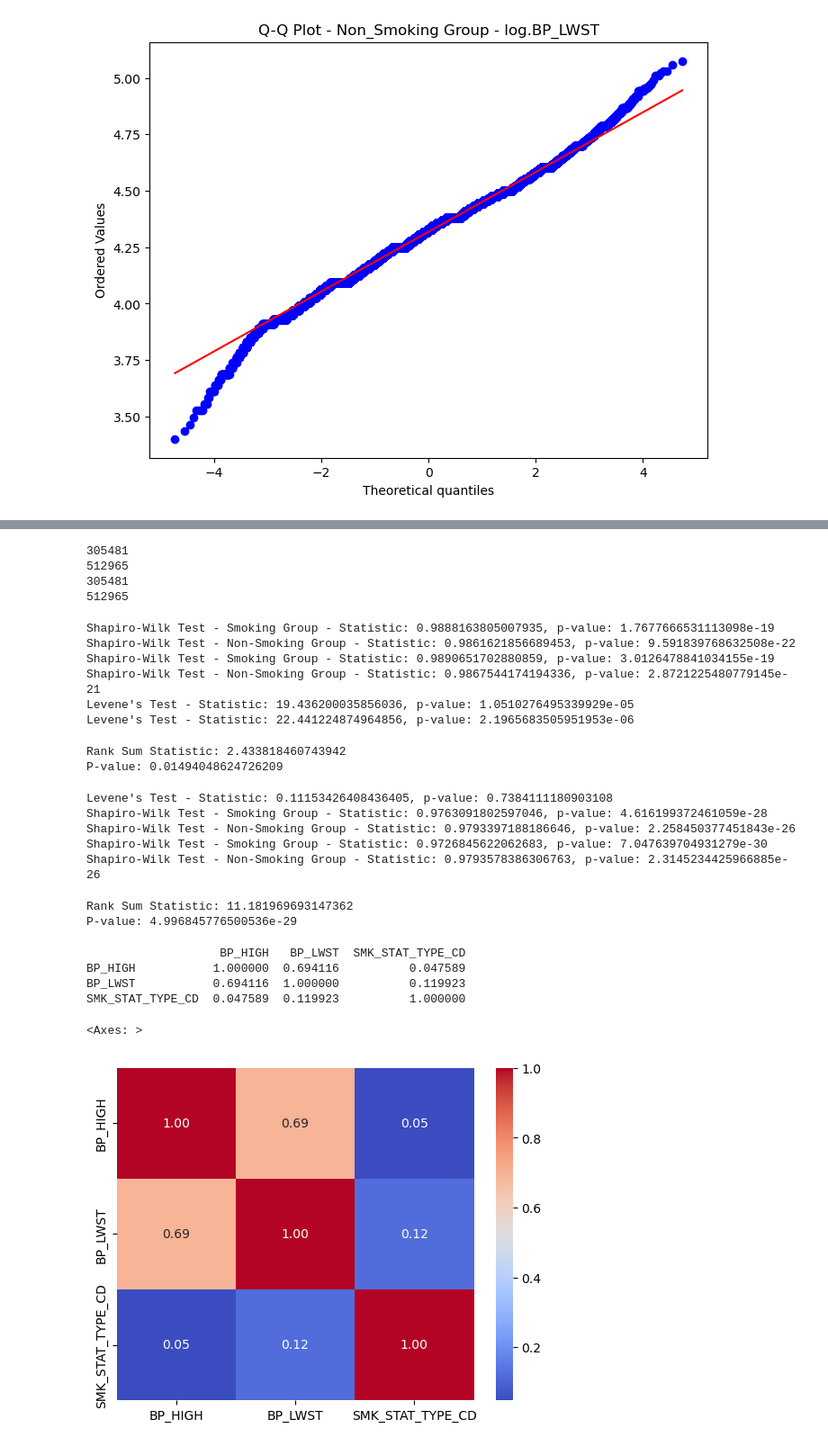
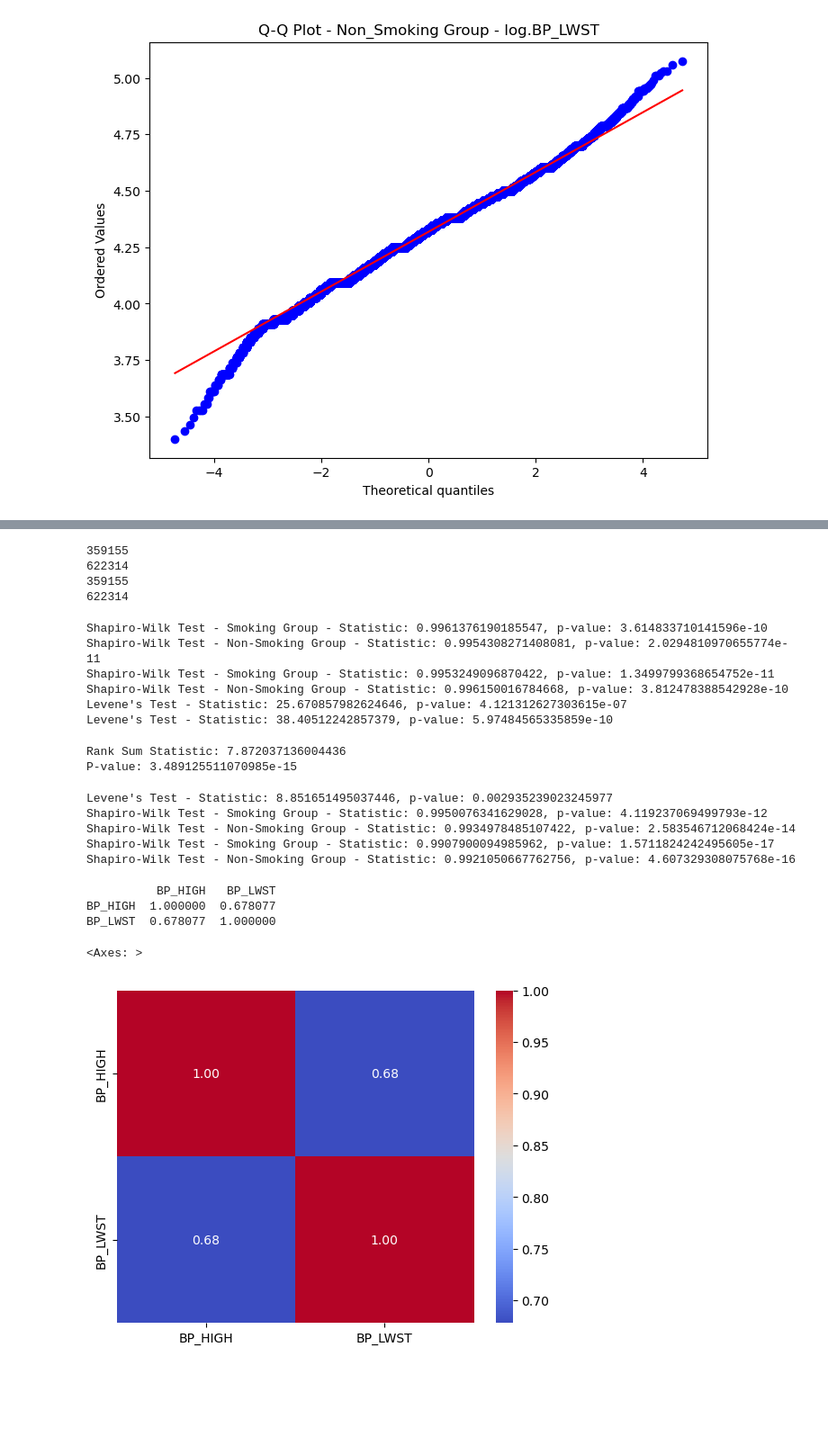
Before and after one commit to 2023-2-SDA-team/final_team_project, a Jupyter notebook: tension.ipynb, the cells around one changed output, grey strips where cells are left out. Shown at 90% size. Saved outputs shown, nothing was run; the diff lists cells and outputs as text; code cells hidden in the pictures; blank space fills up the shorter version.

```diff
--- a/tension.ipynb
+++ b/tension.ipynb
@@ -244,14 +261,18 @@ plt.show()
 [figure]
 [figure]
 [figure]
-# %%
-def remove_outliers(df, column, quantile_low=0.05, quantile_high=0.95):
-    low_limit = df[column].quantile(quantile_low)
-    high_limit = df[column].quantile(quantile_high)
-    df_filtered = df[(df[column] >= low_limit) & (df[column] <= high_limit)]
-    return df_filtered
-t_df = remove_outliers(t_df, 'BP_HIGH')
-t_df = remove_outliers(t_df, 'BP_LWST')
+# %%
+def remove_outliers_zscore(df, column, z_threshold=3):
+    # Z-score 계산
+    z_scores = (df[column] - df[column].mean()) / df[column].std()
+
+    # Z-score가 주어진 임계값을 넘지 않는 데이터만 선택
+    df_filtered = df[abs(z_scores) <= z_threshold]
+
+    return df_filtered
+
+t_df = remove_outliers_zscore(t_df, 'BP_HIGH')
+t_df = remove_outliers_zscore(t_df, 'BP_LWST')
 # %%
 sns.boxplot(t_df,x="SMK_STAT_TYPE_CD",y="BP_HIGH",hue="SMK_STAT_TYPE_CD")
 # %% [output]
@@ -268,10 +289,10 @@ print(t_df[t_df['SMK_STAT_TYPE_CD'] == 1]['BP_HIGH'].count())
 print(t_df[t_df['SMK_STAT_TYPE_CD'] == 2]['BP_LWST'].count())
 print(t_df[t_df['SMK_STAT_TYPE_CD'] == 1]['BP_LWST'].count())
 # %% [output]
-305481
-512965
-305481
-512965
+359155
+622314
+359155
+622314
 # %%
 from scipy.stats import ttest_ind, shapiro, levene
 
@@ -300,12 +321,12 @@ print(f"Levene's Test - Statistic: {levene_statistic}, p-value: {levene_p_value}
 log_levene_statistic, log_levene_p_value = levene(np.log(smoking_group),np.log(non_smoking_group))
 print(f"Levene's Test - Statistic: {log_levene_statistic}, p-value: {log_levene_p_value}")
 # %% [output]
-Shapiro-Wilk Test - Smoking Group - Statistic: 0.9888163805007935, p-value: 1.7677666531113098e-19
-Shapiro-Wilk Test - Non-Smoking Group - Statistic: 0.9861621856689453, p-value: 9.591839768632508e-22
-Shapiro-Wilk Test - Smoking Group - Statistic: 0.9890651702880859, p-value: 3.0126478841034155e-19
-Shapiro-Wilk Test - Non-Smoking Group - Statistic: 0.9867544174194336, p-value: 2.8721225480779145e-21
-Levene's Test - Statistic: 19.436200035856036, p-value: 1.0510276495339929e-05
-Levene's Test - Statistic: 22.441224874964856, p-value: 2.1965683505951953e-06
+Shapiro-Wilk Test - Smoking Group - Statistic: 0.9961376190185547, p-value: 3.614833710141596e-10
+Shapiro-Wilk Test - Non-Smoking Group - Statistic: 0.9954308271408081, p-value: 2.0294810970655774e-11
+Shapiro-Wilk Test - Smoking Group - Statistic: 0.9953249096870422, p-value: 1.3499799368654752e-11
+Shapiro-Wilk Test - Non-Smoking Group - Statistic: 0.996150016784668, p-value: 3.812478388542928e-10
+Levene's Test - Statistic: 25.670857982624646, p-value: 4.121312627303615e-07
+Levene's Test - Statistic: 38.40512242857379, p-value: 5.97484565335859e-10
 # %%
 from scipy.stats import ranksums
 
@@ -316,8 +337,8 @@ statistic, p_value = ranksums(smoking_group, non_smoking_group)
 print(f"Rank Sum Statistic: {statistic}")
 print(f"P-value: {p_value}")
 # %% [output]
-Rank Sum Statistic: 2.433818460743942
-P-value: 0.01494048624726209
+Rank Sum Statistic: 7.872037136004436
+P-value: 3.489125511070985e-15
 # %%
 smoking_group = t_df[t_df['SMK_STAT_TYPE_CD'] == 2]['BP_LWST'].dropna().sample(n=5000,random_state=42)
 non_smoking_group = t_df[t_df['SMK_STAT_TYPE_CD'] == 1]['BP_LWST'].dropna().sample(n=5000, random_state=42)
@@ -340,39 +361,26 @@ log_shapiro_statistic_non_smoking, log_shapiro_p_value_non_smoking = shapiro(np.
 print(f"Shapiro-Wilk Test - Smoking Group - Statistic: {log_shapiro_statistic_smoking}, p-value: {log_shapiro_p_value_smoking}")
 print(f"Shapiro-Wilk Test - Non-Smoking Group - Statistic: {log_shapiro_statistic_non_smoking}, p-value: {log_shapiro_p_value_non_smoking}")
 # %% [output]
-Levene's Test - Statistic: 0.11153426408436405, p-value: 0.7384111180903108
-Shapiro-Wilk Test - Smoking Group - Statistic: 0.9763091802597046, p-value: 4.616199372461059e-28
-Shapiro-Wilk Test - Non-Smoking Group - Statistic: 0.9793397188186646, p-value: 2.258450377451843e-26
-Shapiro-Wilk Test - Smoking Group - Statistic: 0.9726845622062683, p-value: 7.047639704931279e-30
-Shapiro-Wilk Test - Non-Smoking Group - Statistic: 0.9793578386306763, p-value: 2.3145234425966885e-26
+Levene's Test - Statistic: 8.851651495037446, p-value: 0.002935239023245977
+Shapiro-Wilk Test - Smoking Group - Statistic: 0.9950076341629028, p-value: 4.119237069499793e-12
+Shapiro-Wilk Test - Non-Smoking Group - Statistic: 0.9934978485107422, p-value: 2.583546712068424e-14
+Shapiro-Wilk Test - Smoking Group - Statistic: 0.9907900094985962, p-value: 1.5711824242495605e-17
+Shapiro-Wilk Test - Non-Smoking Group - Statistic: 0.9921050667762756, p-value: 4.607329308075768e-16
-# %%
-from scipy.stats import ranksums
-
-# 랭크-섬(Rank Sum) 검정 수행
-statistic, p_value = ranksums(smoking_group, non_smoking_group)
-
-# 결과 출력
-print(f"Rank Sum Statistic: {statistic}")
-print(f"P-value: {p_value}")
-# %% [output]
-Rank Sum Statistic: 11.181969693147362
-P-value: 4.996845776500536e-29
 # %%
 import pandas as pd
 
 # 흡연 여부에 대한 상관관계 계산
-correlation = t_df[['BP_HIGH', 'BP_LWST', 'SMK_STAT_TYPE_CD']].corr()
+correlation = t_df[['BP_HIGH', 'BP_LWST']].corr()
 
 # 결과 출력
 print(correlation)
 sns.heatmap(correlation, annot=True, cmap='coolwarm', fmt='.2f')
 # %% [output]
-                   BP_HIGH   BP_LWST  SMK_STAT_TYPE_CD
-BP_HIGH           1.000000  0.694116          0.047589
-BP_LWST           0.694116  1.000000          0.119923
-SMK_STAT_TYPE_CD  0.047589  0.119923          1.000000
+          BP_HIGH   BP_LWST
+BP_HIGH  1.000000  0.678077
+BP_LWST  0.678077  1.000000
 <Axes: >
-[figure, old version]
+[figure, new version]
 # %%
 print(t_df[t_df['SMK_STAT_TYPE_CD'] == 2]['BP_HIGH'].count())
 print(t_df[t_df['SMK_STAT_TYPE_CD'] == 1]['BP_HIGH'].count())
```
Also changed, not shown: parts of 11 cells of this notebook, 2 other files.
